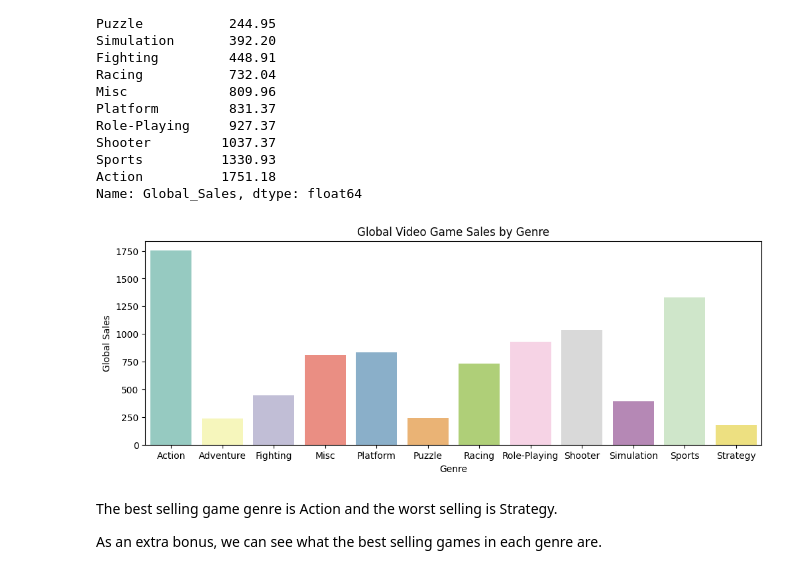
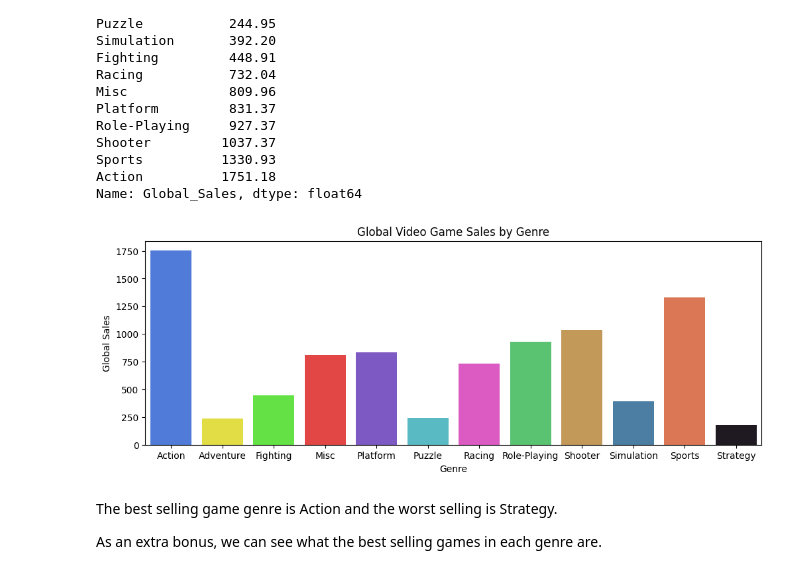
Before and after one commit to nstanfield/Video-Game-Sales-Analysis, a Jupyter notebook: Game_Sales_Analysis.ipynb, the cells around one changed output. Cells and saved outputs as stored; diff of their text form; code cells hidden in the pictures.

```diff
--- a/Game_Sales_Analysis.ipynb
+++ b/Game_Sales_Analysis.ipynb
@@ -307,13 +307,14 @@ Action          1751.18
 Name: Global_Sales, dtype: float64
 # %%
 plt.figure(figsize=(12,4))
-sns.barplot(x=game_sales_genre.index.to_list(), y=game_sales_genre.to_list(), palette='Set3')
+genre_palette = ["#3A73EE", "#FCF62B", "#54FC2B", "#FC2E2B", "#7847D5", "#47C8D5", "#F046D1", "#47D569", "#D59D47", "#3C81B1", "#F16C3E", '#201923']
+sns.barplot(x=game_sales_genre.index.to_list(), y=game_sales_genre.to_list(), palette=sns.color_palette(genre_palette, 12))
 plt.title('Global Video Game Sales by Genre')
 plt.xlabel('Genre')
 plt.ylabel('Global Sales')
 plt.show()
 # %% [output]
-[figure, old version]
+[figure, new version]
 # %% [markdown]
 The best selling game genre is Action and the worst selling is Strategy.
 
```
Also changed, not shown: parts of 4 cells of this notebook.
